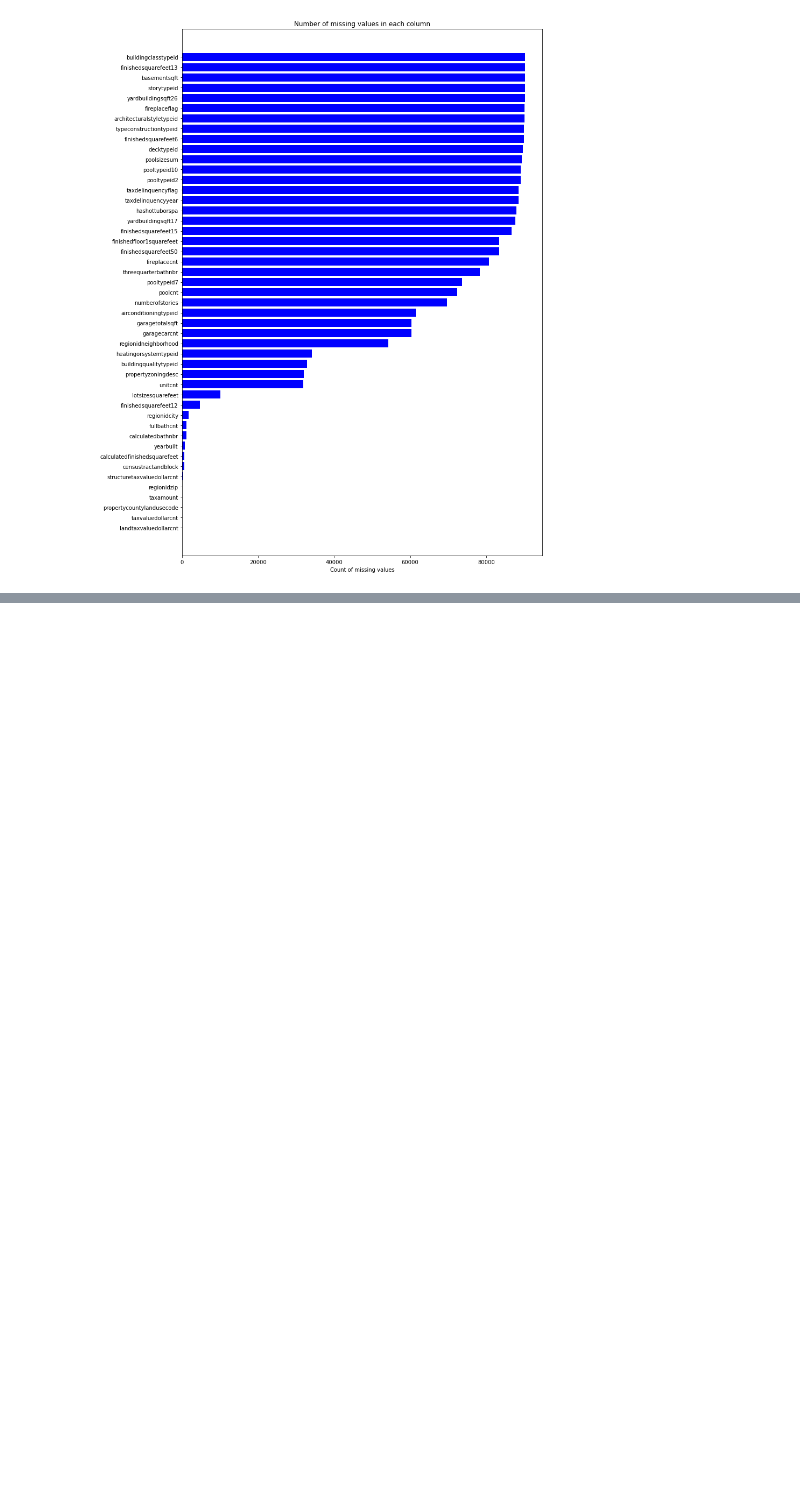
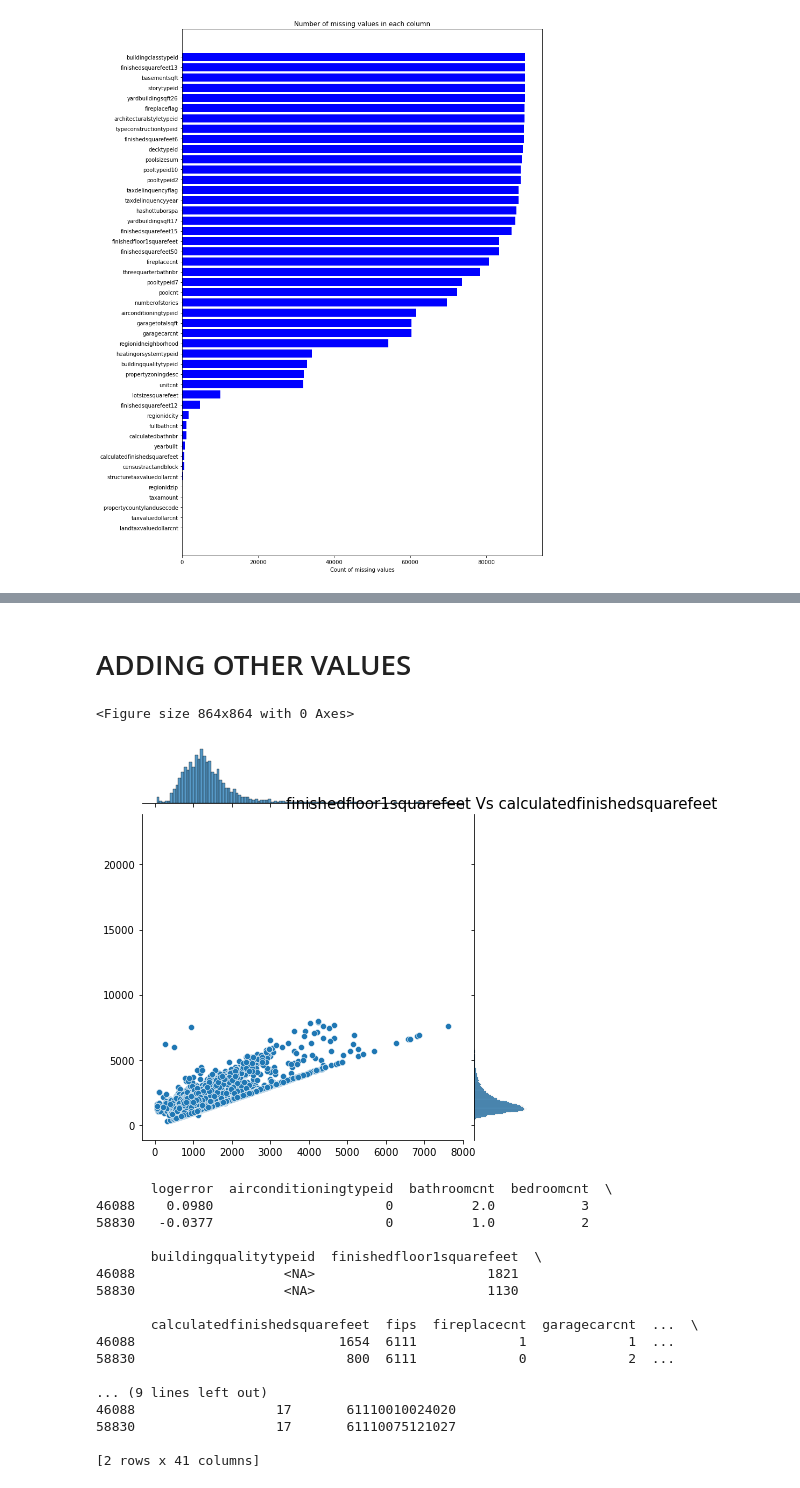
Before and after one commit to quangnd123/CZ4041-Machine-Learning, a Jupyter notebook: code/Data processing.ipynb, the cells around one changed output, grey strips where cells are left out. Drawn from its saved outputs; the diff is of its cells as text; code cells hidden in the pictures; blank space fills up the shorter version.

```diff
--- a/code/Data processing.ipynb
+++ b/code/Data processing.ipynb
@@ -188,0 +233,39 @@ df_train_2016.loc[index,'threequarterbathnbr'] = 0
+# %% [markdown]
+# ADDING OTHER VALUES
+# %%
+plt.figure(figsize=(12,12))
+sns.jointplot(x=df_train_2016.finishedfloor1squarefeet.values, y=df_train_2016.calculatedfinishedsquarefeet.values)
+plt.ylabel('calculatedfinishedsquarefeet', fontsize=12)
+plt.xlabel('finishedfloor1squarefeet', fontsize=12)
+plt.title("finishedfloor1squarefeet Vs calculatedfinishedsquarefeet", fontsize=15)
+plt.show()
+
+#There are some properties where finishedfloor1squarefeet and calculatedfinishedsquarefeetare are both exactly the same - probably because its a studio flat of some sort so that the area on the first floor is equivalent to the total area, lets see how many there are
+#For now assume if the number of stories is 1 then the finishedfloor1squarefeet is the same as calculatedfinishedsquarefeet
+df_train_2016.loc[(df_train_2016['finishedfloor1squarefeet'].isnull()) & (df_train_2016['numberofstories']==1),'finishedfloor1squarefeet'] = df_train_2016.loc[(df_train_2016['finishedfloor1squarefeet'].isnull()) & (df_train_2016['numberofstories']==1),'calculatedfinishedsquarefeet']
+
+#Removing the values in which the finalfinishedsquarefeet is less than the finishedfloor1square feet
+#Need to decide if these values to be fixed
+print(df_train_2016.loc[df_train_2016['calculatedfinishedsquarefeet']<df_train_2016['finishedfloor1squarefeet']])
+droprows = df_train_2016.loc[df_train_2016['calculatedfinishedsquarefeet']<df_train_2016['finishedfloor1squarefeet']].index
+df_train_2016 = df_train_2016.drop(droprows)
+# %% [output]
+<Figure size 864x864 with 0 Axes>
+[figure, added]
+       logerror  airconditioningtypeid  bathroomcnt  bedroomcnt  \
+46088    0.0980                      0          2.0           3
+58830   -0.0377                      0          1.0           2
+
+       buildingqualitytypeid  finishedfloor1squarefeet  \
+46088                   <NA>                      1821
+58830                   <NA>                      1130
+
+       calculatedfinishedsquarefeet  fips  fireplacecnt  garagecarcnt  ...  \
+46088                          1654  6111             1             1  ...
+58830                           800  6111             0             2  ...
+
+... (9 lines left out)
+46088                  17       61110010024020
+58830                  17       61110075121027
+
+[2 rows x 41 columns]
```
Also changed, not shown: parts of 7 cells of this notebook, 1 other file.
